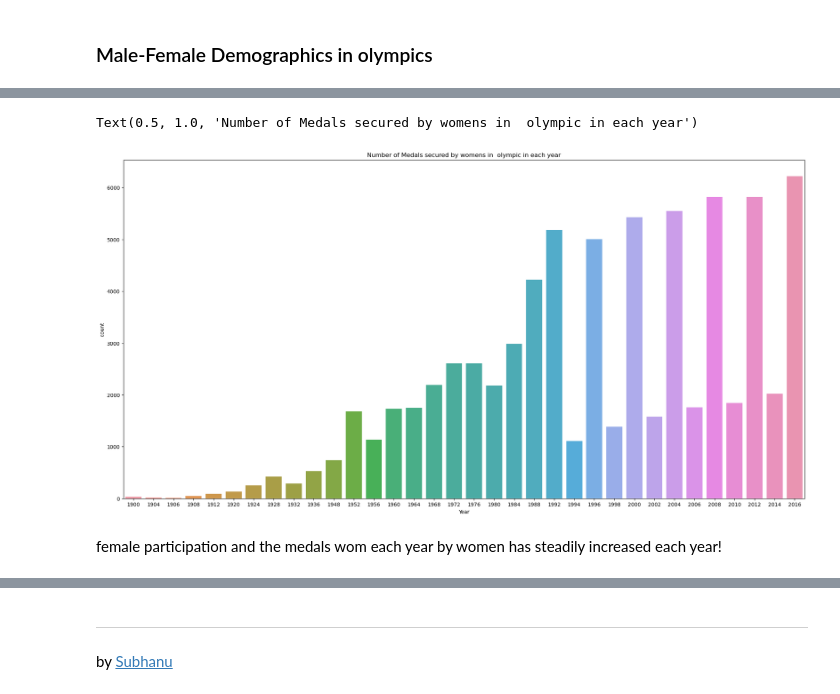
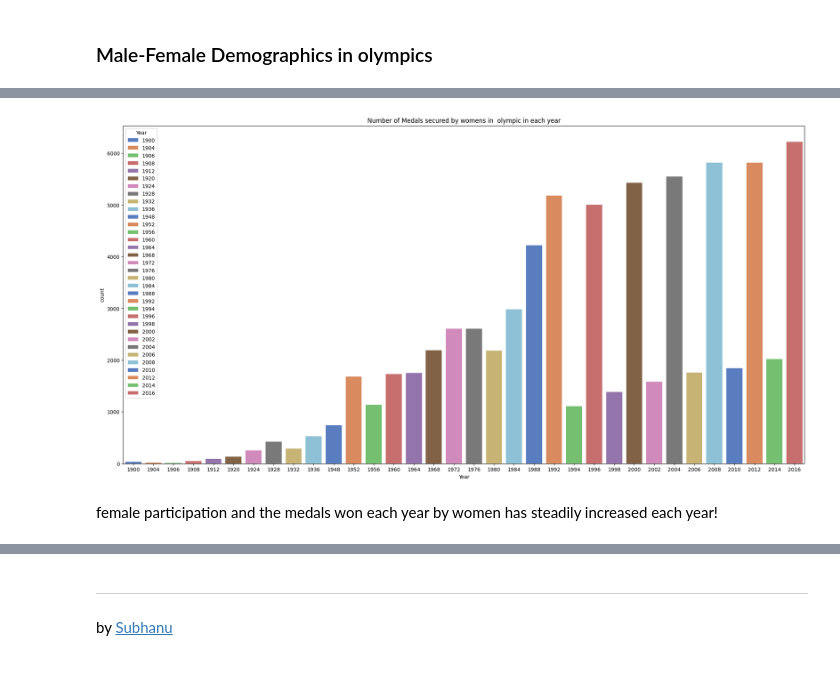
Before and after one commit to subhanu-dev/Olympic-Data-Analysis, a Jupyter notebook: Olympic Data Analysis.ipynb, the cells around one changed output, grey strips where cells are left out. Saved outputs shown, nothing was run; the diff lists cells and outputs as text; code cells hidden in the pictures.

```diff
--- a/Olympic Data Analysis.ipynb
+++ b/Olympic Data Analysis.ipynb
@@ -306,13 +327,13 @@ Text(0.5, 1.0, 'Variation in number of Female Athletes over time')
 # %%
 #number of medals secured by women each year
 plt.figure(figsize=(24,12))
-sns.countplot(data=women , x = 'Year')
+sns.countplot(data=women , x = 'Year',palette='muted', hue='Year')
 plt.title("Number of Medals secured by womens in  olympic in each year")
+plt.show()
 # %% [output]
-Text(0.5, 1.0, 'Number of Medals secured by womens in  olympic in each year')
-[figure, old version]
+[figure, new version]
 # %% [markdown]
-female participation and the medals wom each year by women has steadily increased each year!
+female participation and the medals won each year by women has steadily increased each year!
 # %%
 men=df[(df.Sex == "M")]
 Mpart = men.groupby('Year')['Sex'].value_counts()
```
Also changed, not shown: parts of 36 cells of this notebook.
